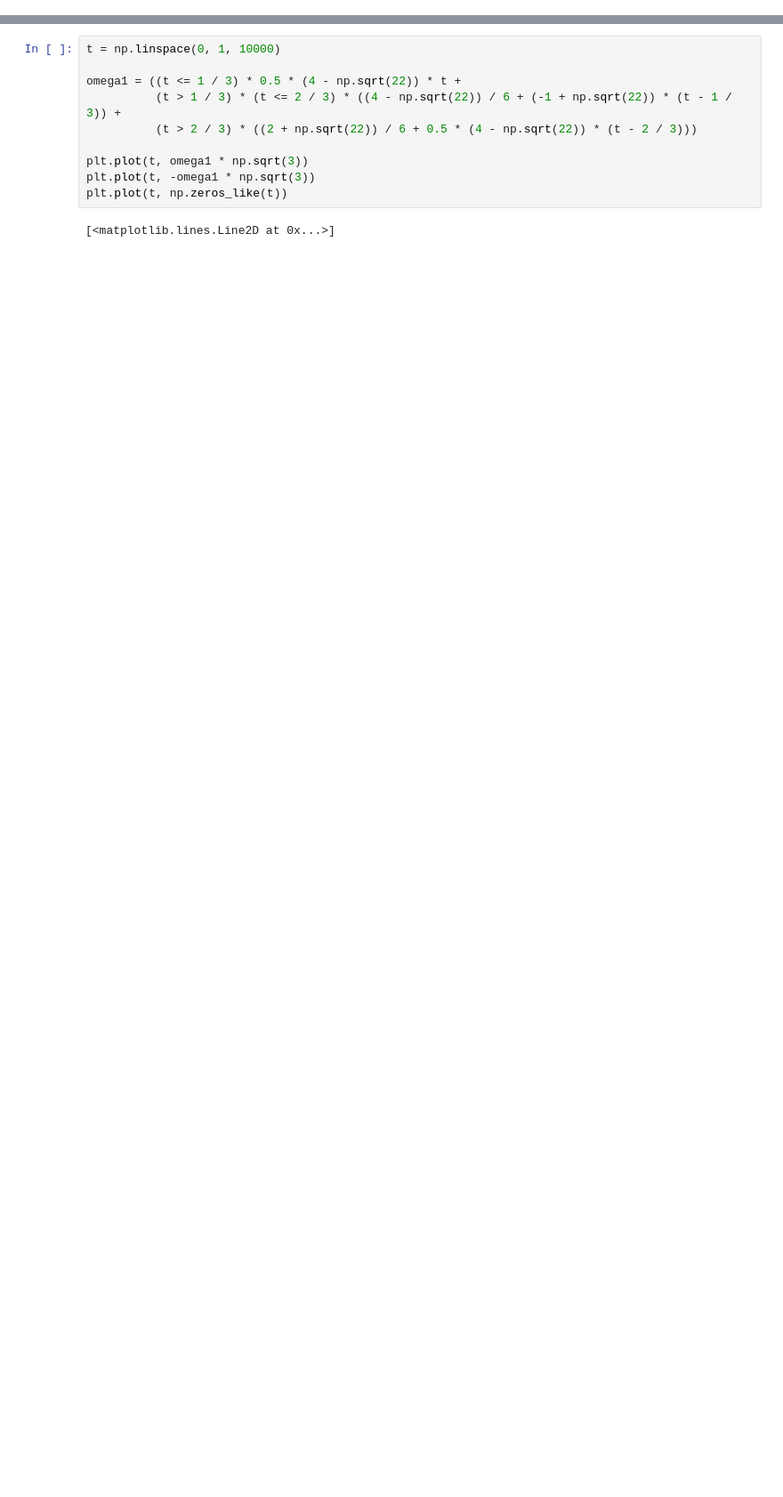
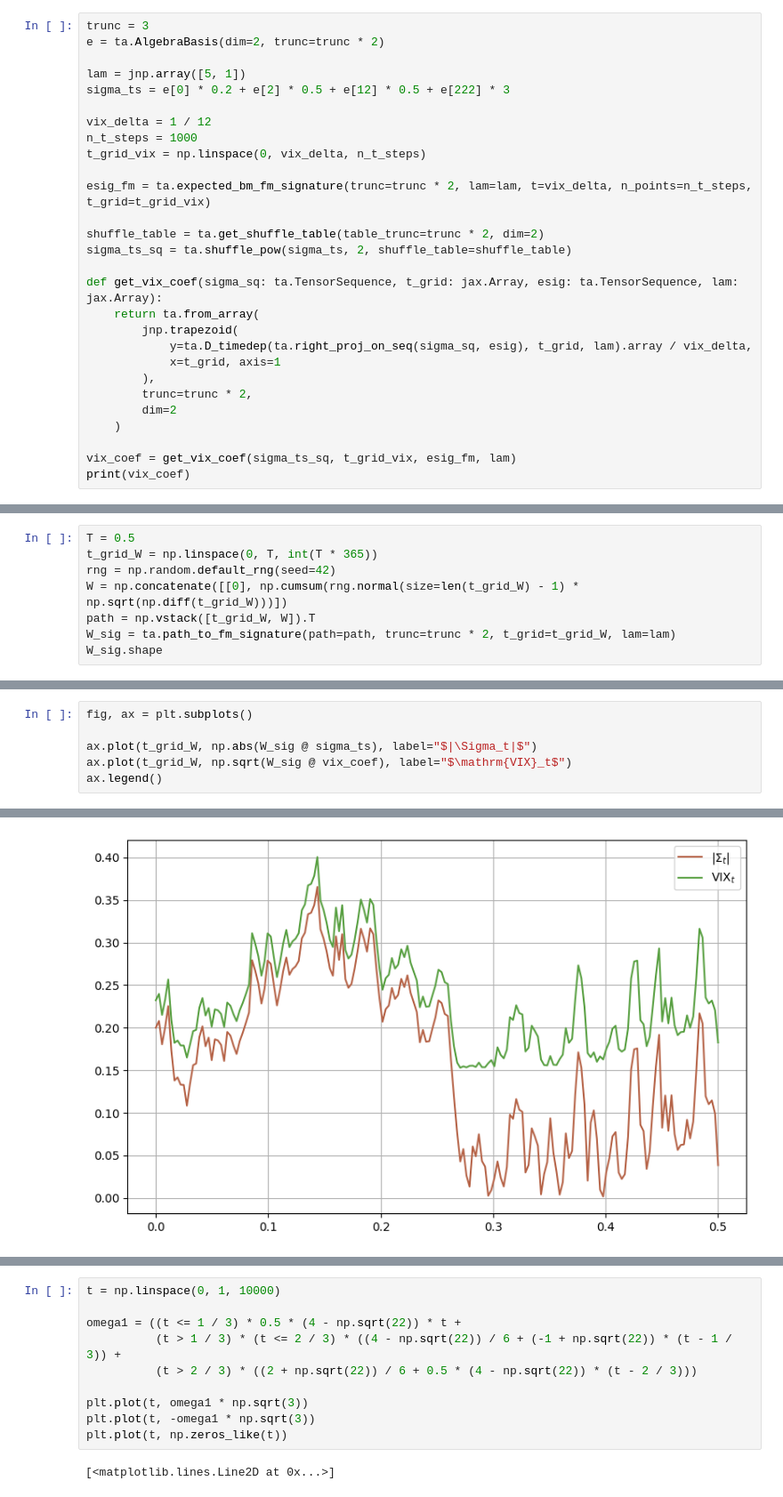
Before and after one commit to MrG1raffe/signature, a Jupyter notebook: notebooks/Cubatures.ipynb, the cells around one changed output, grey strips where cells are left out. Shown at 89% size. Saved outputs shown, nothing was run; the diff lists cells and outputs as text; blank space fills up the shorter version.

Commit message:
Update cubatures and VIX coef

```diff
--- a/notebooks/Cubatures.ipynb
+++ b/notebooks/Cubatures.ipynb
@@ -30,0 +27,28 @@ print(esig)
+# %%
+trunc = 3
+e = ta.AlgebraBasis(dim=2, trunc=trunc * 2)
+
+lam = jnp.array([5, 1])
+sigma_ts = e[0] * 0.2 + e[2] * 0.5 + e[12] * 0.5 + e[222] * 3
+
+vix_delta = 1 / 12
+n_t_steps = 1000
+t_grid_vix = np.linspace(0, vix_delta, n_t_steps)
+
+esig_fm = ta.expected_bm_fm_signature(trunc=trunc * 2, lam=lam, t=vix_delta, n_points=n_t_steps, t_grid=t_grid_vix)
+
+shuffle_table = ta.get_shuffle_table(table_trunc=trunc * 2, dim=2)
+sigma_ts_sq = ta.shuffle_pow(sigma_ts, 2, shuffle_table=shuffle_table)
+
+def get_vix_coef(sigma_sq: ta.TensorSequence, t_grid: jax.Array, esig: ta.TensorSequence, lam: jax.Array):
+    return ta.from_array(
+        jnp.trapezoid(
+            y=ta.D_timedep(ta.right_proj_on_seq(sigma_sq, esig), t_grid, lam).array / vix_delta,
+            x=t_grid, axis=1
+        ),
+        trunc=trunc * 2,
+        dim=2
+    )
+
+vix_coef = get_vix_coef(sigma_ts_sq, t_grid_vix, esig_fm, lam)
+print(vix_coef)
@@ -30,0 +57,8 @@ print(esig)
+# %%
+T = 0.5
+t_grid_W = np.linspace(0, T, int(T * 365))
+rng = np.random.default_rng(seed=42)
+W = np.concatenate([[0], np.cumsum(rng.normal(size=len(t_grid_W) - 1) * np.sqrt(np.diff(t_grid_W)))])
+path = np.vstack([t_grid_W, W]).T
+W_sig = ta.path_to_fm_signature(path=path, trunc=trunc * 2, t_grid=t_grid_W, lam=lam)
+W_sig.shape
@@ -30,0 +67,7 @@ print(esig)
+# %%
+fig, ax = plt.subplots()
+
+ax.plot(t_grid_W, np.abs(W_sig @ sigma_ts), label="$|\Sigma_t|$")
+ax.plot(t_grid_W, np.sqrt(W_sig @ vix_coef), label="$\mathrm{VIX}_t$")
+ax.legend()
+# %% [output]
@@ -30,0 +75 @@ print(esig)
+[figure, added]
```
Also changed, not shown: parts of 27 cells of this notebook, 10 other files.
